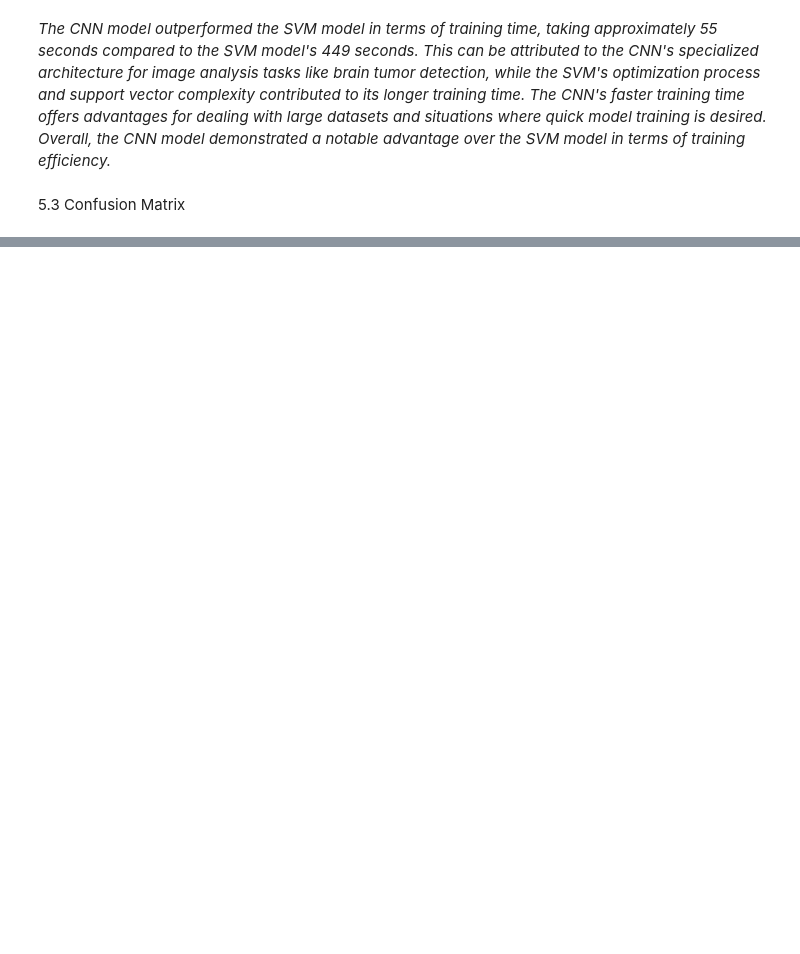
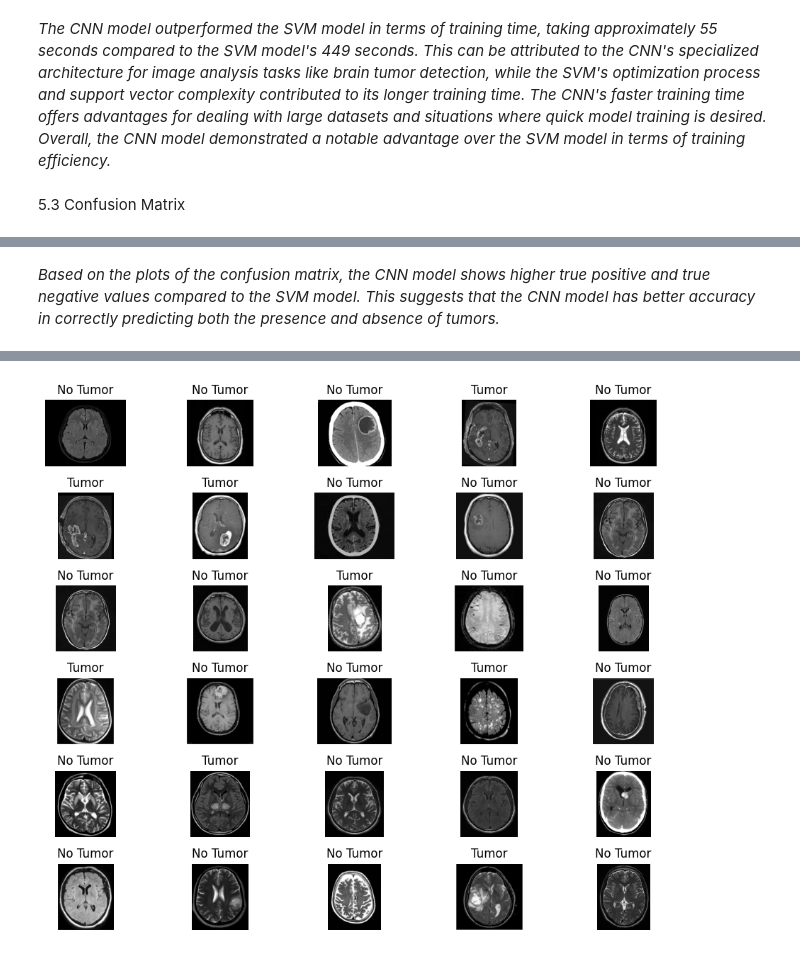
Before and after one commit to Brafamous/Brain-Tumor-Detection, a Jupyter notebook: BTD_Training.ipynb, the cells around one changed output, grey strips where cells are left out. Saved outputs shown, nothing was run; the diff lists cells and outputs as text; code cells hidden in the pictures; blank space fills up the shorter version.

Commit message:
plotting predicted images with tags

```diff
--- a/BTD_Training.ipynb
+++ b/BTD_Training.ipynb
@@ -477,0 +426,64 @@ plot_confusion_matrix(cm_SVM, class_labels)
+# %% [markdown]
+_Based on the plots of the confusion matrix, the CNN model shows higher true positive and true negative values compared to the SVM model. This suggests that the CNN model has better accuracy in correctly predicting both the presence and absence of tumors._
+# %%
+import os
+import cv2
+import numpy as np
+import matplotlib.pyplot as plt
+from keras.models import load_model
+
+number_img = 30
+input_size = 64
+pic_input = []
+predictions = []
+predicted_images = []
+#Loading the Model
+model_CNN = load_model('CNN_MODEL_BTD.h5')
+
+# Loading the images
+pred_folder ="pred/"
+image_files = os.listdir(pred_folder)[:number_img]
+
+# Initialize lists to store predictions and corresponding images
+
+
+
+# Preprocess function (replace with your own preprocessing logic)
+# Process images for prediction
+def preprocess_image(image_p):
+    pic = Image.fromarray(image_p, 'RGB')
+    # Resize image to specified input size
+    pic = pic.resize((input_size, input_size))
+    pic_input= np.array(pic)
+    return pic_input
+
+
+# Loop through the image files
+for image_file in image_files:
+    # Read the image
+    image_path = os.path.join(pred_folder, image_file)
+    image = cv2.imread(image_path)
+
+    # Preprocess the image
+    preprocessed_image = preprocess_image(image)
+
+    # Feed the preprocessed image to the model for prediction
+    prediction = model_CNN.predict(np.expand_dims(preprocessed_image, axis=0))
+
+    # Append the prediction and image to the lists
+    predictions.append(prediction)
+    predicted_images.append(image)
+
+# Create a grid to display the results
+fig, axes = plt.subplots(int(number_img/5), 5, figsize=(10, 8))
+
+# Loop through the predictions and corresponding images to plot them in the grid
+for i, (prediction, image) in enumerate(zip(predictions, predicted_images)):
+    ax = axes[i // 5, i % 5]
+    ax.imshow(cv2.cvtColor(image, cv2.COLOR_BGR2RGB))
+    ax.set_title('Tumor' if prediction > 0.5 else 'No Tumor')
+    ax.axis('off')
+
+plt.tight_layout()
+plt.show()
+# %% [output]
@@ -477,0 +507 @@ plot_confusion_matrix(cm_SVM, class_labels)
+[figure, added]
```
Also changed, not shown: parts of 9 cells of this notebook, 5 other files.
